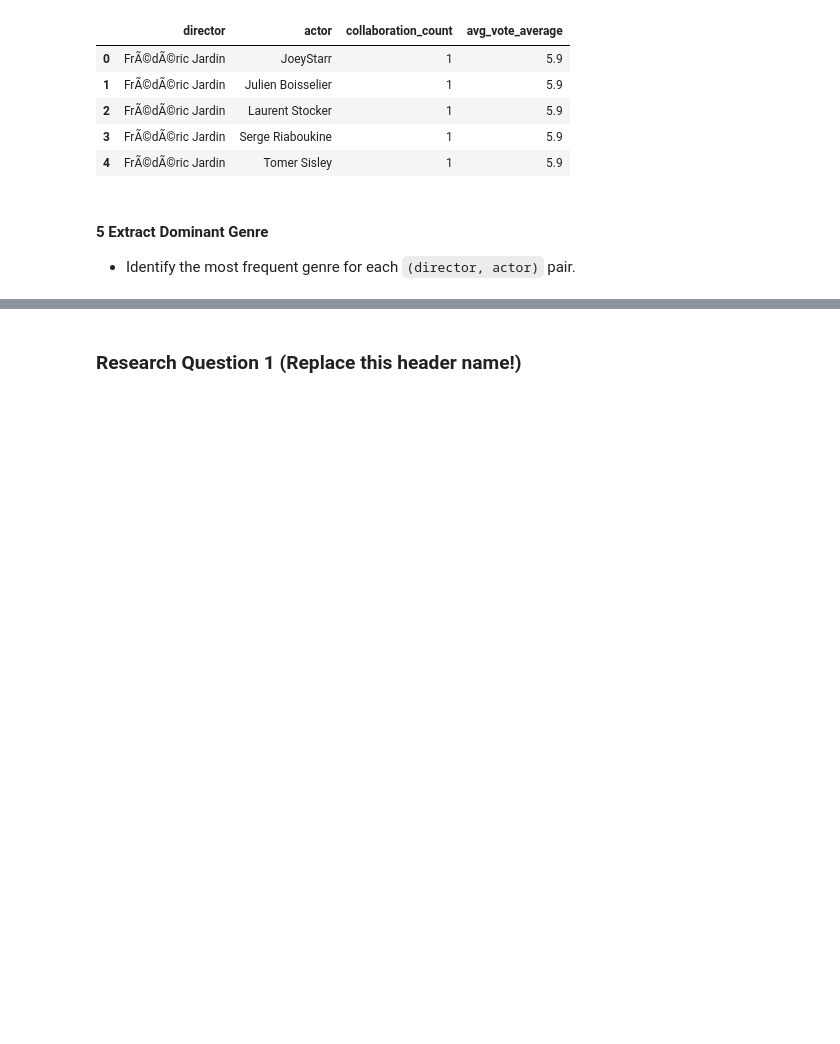
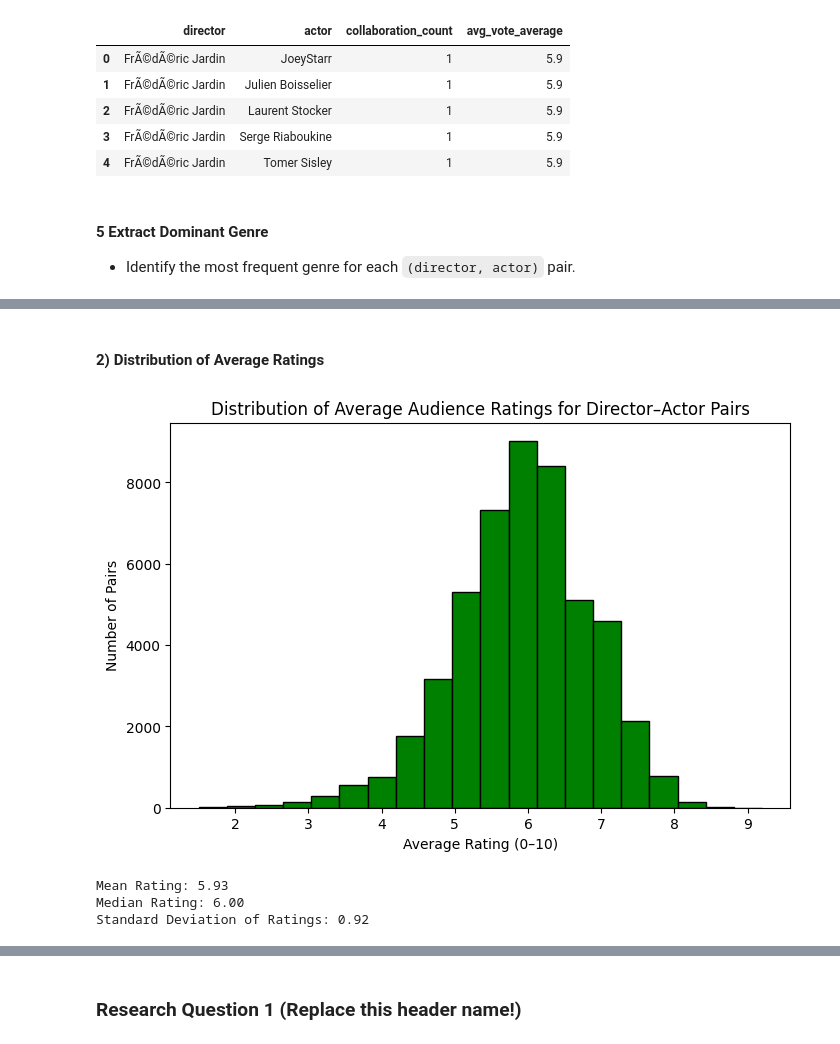
Before and after one commit to Greg-Pina/Udacity_DataAnalyst_NanoDegree, a Jupyter notebook: D496 - Introduction to Data Science/Intro to Data Analysis Project - Investigate a Dataset/greg pina - investigate a dataset.ipynb, the cells around one changed output, grey strips where cells are left out. Drawn from its saved outputs; the diff is of its cells as text; code cells hidden in the pictures; blank space fills up the shorter version.

```diff
--- a/D496 - Introduction to Data Science/Intro to Data Analysis Project - Investigate a Dataset/greg pina - investigate a dataset.ipynb
+++ b/D496 - Introduction to Data Science/Intro to Data Analysis Project - Investigate a Dataset/greg pina - investigate a dataset.ipynb
@@ -317,0 +299,24 @@ print(f"Max Collaboration Count: {max_collab}")
+# %% [markdown]
+#### 2) Distribution of Average Ratings
+# %%
+# Histogram of average ratings
+plt.figure(figsize=(8, 5))
+plt.hist(pair_stats['avg_vote_average'], bins=20, color='green', edgecolor='black')
+plt.title('Distribution of Average Audience Ratings for Director–Actor Pairs')
+plt.xlabel('Average Rating (0–10)')
+plt.ylabel('Number of Pairs')
+plt.show()
+
+# Basic statistics
+mean_rating = pair_stats['avg_vote_average'].mean()
+median_rating = pair_stats['avg_vote_average'].median()
+std_rating = pair_stats['avg_vote_average'].std()
+
+print(f"Mean Rating: {mean_rating:.2f}")
+print(f"Median Rating: {median_rating:.2f}")
+print(f"Standard Deviation of Ratings: {std_rating:.2f}")
+# %% [output]
+[figure, added]
+Mean Rating: 5.93
+Median Rating: 6.00
+Standard Deviation of Ratings: 0.92
```
Also changed, not shown: parts of 13 cells of this notebook.
